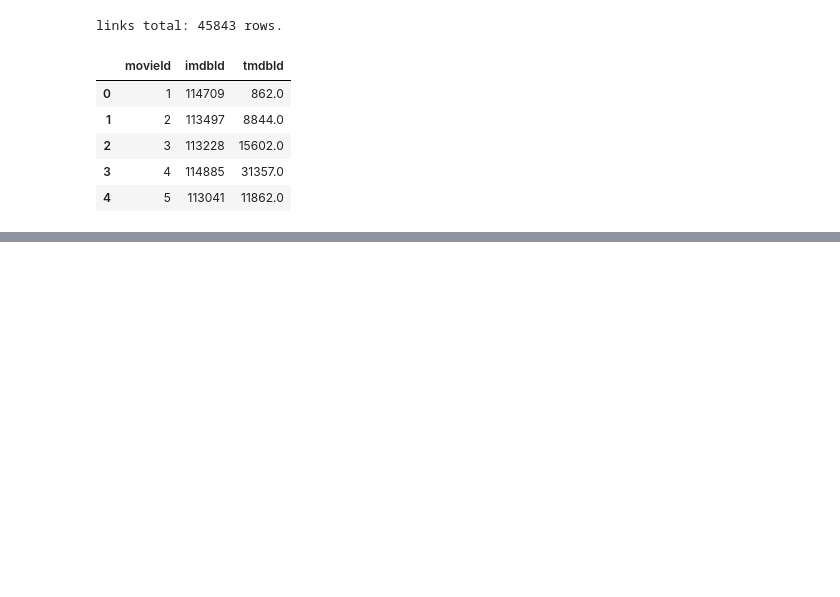
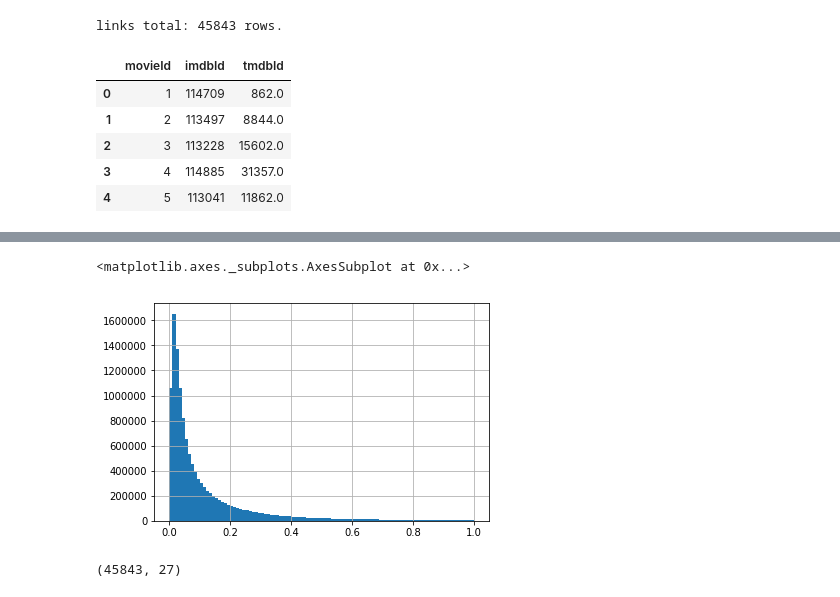
Before and after one commit to drdarina/ds_workshop, a Jupyter notebook: movie_recommendation_data_prep.ipynb, the cells around one changed output, grey strips where cells are left out. Cells and saved outputs as stored; diff of their text form; code cells hidden in the pictures; blank space fills up the shorter version.

```diff
--- a/movie_recommendation_data_prep.ipynb
+++ b/movie_recommendation_data_prep.ipynb
@@ -252,0 +215,2 @@ gscores.head()
+# %%
+genome = pd.merge(gscores, gtags, on='tagId')[['movieId', 'tag', 'relevance']]
@@ -252,0 +226,5 @@ gscores.head()
+# %%
+genome.relevance.hist(bins=100)
+# %% [output]
+<matplotlib.axes._subplots.AxesSubplot at 0x...>
+[figure, added]
@@ -252,0 +234,4 @@ gscores.head()
+# %%
+movies.shape
+# %% [output]
+(45843, 27)
```
Also changed, not shown: parts of 22 cells of this notebook, 1 other file.
